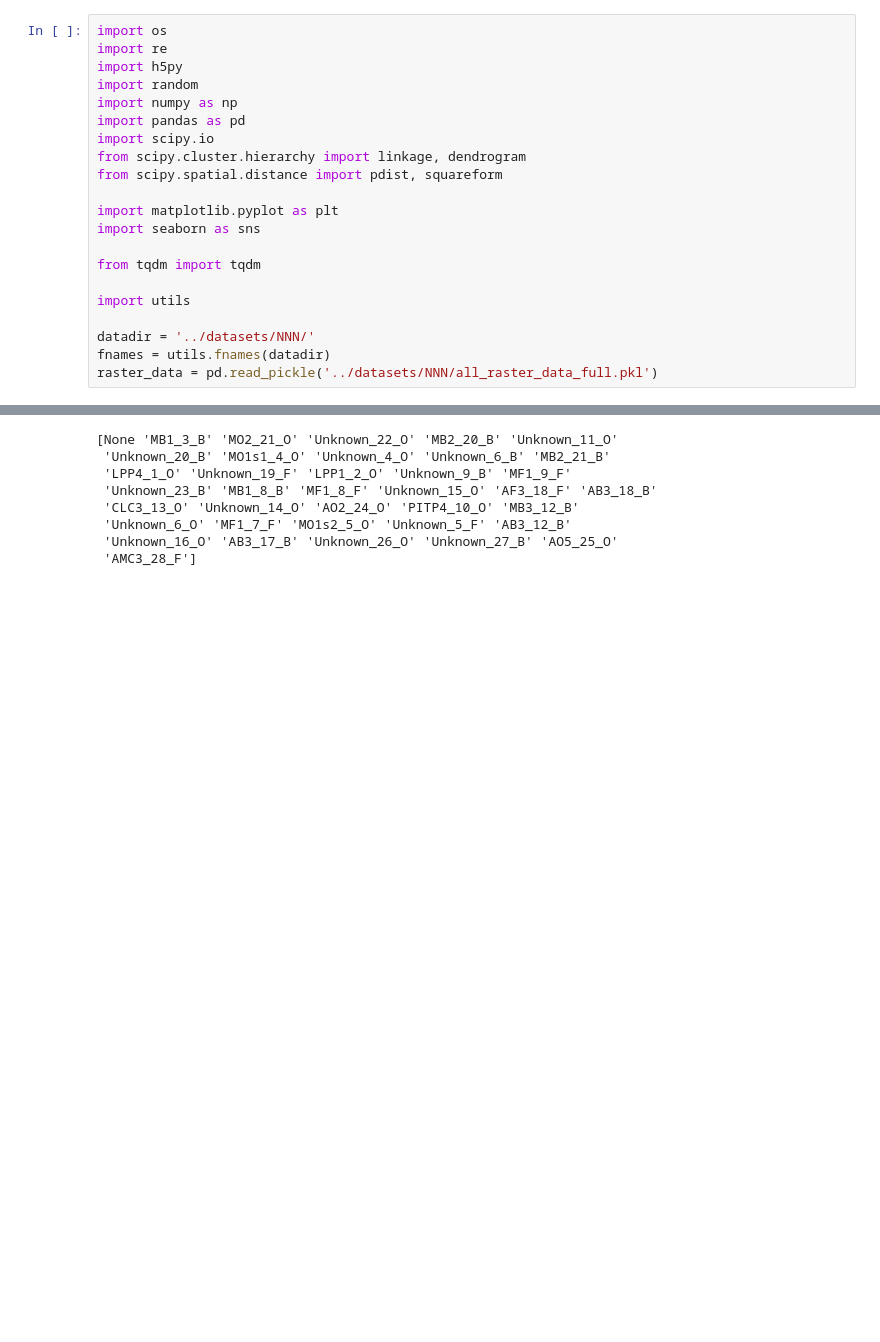
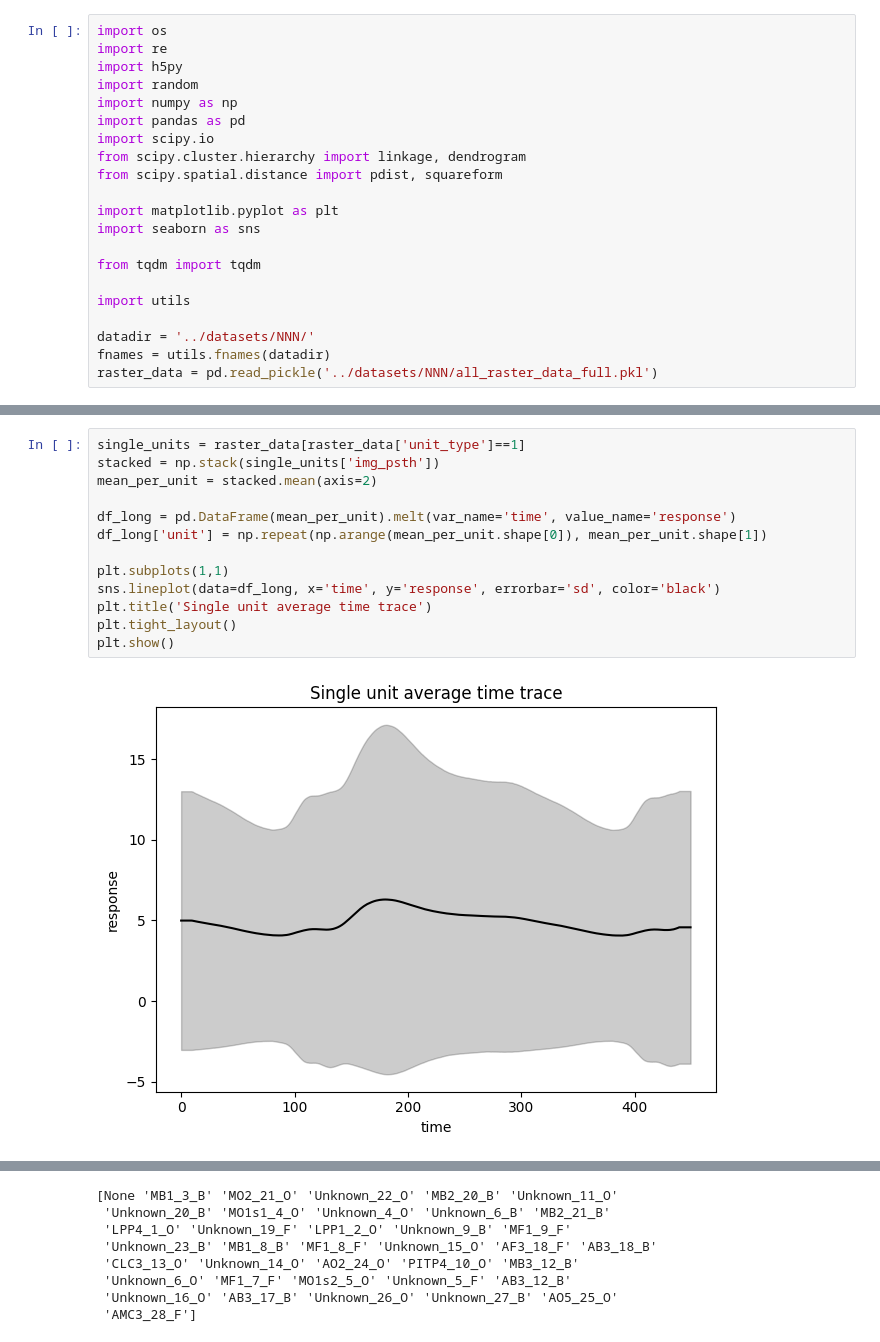
Before and after one commit to aimarvi/triplen, a Jupyter notebook: stretching.ipynb, the cells around one changed output, grey strips where cells are left out. Cells and saved outputs as stored; diff of their text form; blank space fills up the shorter version.

```diff
--- a/stretching.ipynb
+++ b/stretching.ipynb
@@ -22 +32,16 @@ raster_data = pd.read_pickle('../datasets/NNN/all_raster_data_full.pkl')
+# %%
+single_units = raster_data[raster_data['unit_type']==1]
+stacked = np.stack(single_units['img_psth'])
+mean_per_unit = stacked.mean(axis=2)
+
+df_long = pd.DataFrame(mean_per_unit).melt(var_name='time', value_name='response')
+df_long['unit'] = np.repeat(np.arange(mean_per_unit.shape[0]), mean_per_unit.shape[1])
+
+plt.subplots(1,1)
+sns.lineplot(data=df_long, x='time', y='response', errorbar='sd', color='black')
+plt.title('Single unit average time trace')
+plt.tight_layout()
+plt.show()
+# %% [output]
+[figure, added]
 # %%
```
Also changed, not shown: parts of 2 cells of this notebook, 1 other file.
